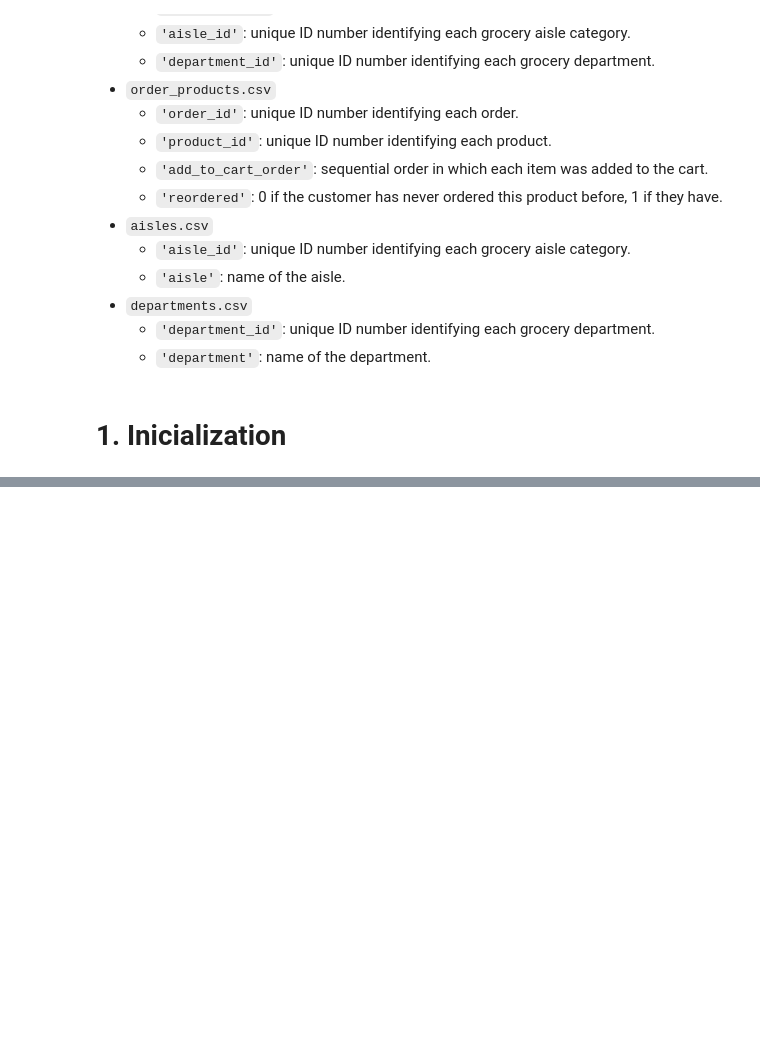
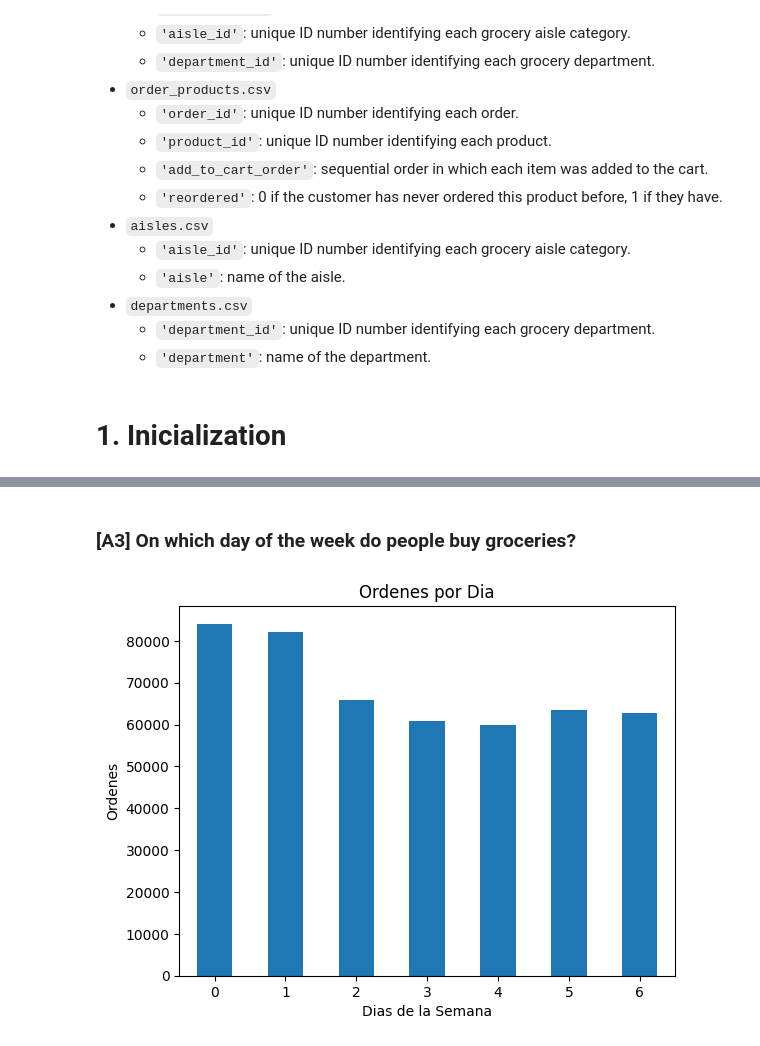
Before and after one commit to alangudi417/online-groceries-customer-behavior, a Jupyter notebook: notebooks/online_groceries.ipynb, the cells around one changed output, grey strips where cells are left out. Cells and saved outputs as stored; diff of their text form; code cells hidden in the pictures; blank space fills up the shorter version.

```diff
--- a/notebooks/online_groceries.ipynb
+++ b/notebooks/online_groceries.ipynb
@@ -130,0 +538,19 @@ print('number of duplicate values in column "order_id": ', df_instacart_orders['
+# %% [markdown]
+### [A3] On which day of the week do people buy groceries?
+# %%
+orders_per_day = df_instacart_orders_clean.groupby('order_dow')['order_id'].count()
+orders_per_day = orders_per_day.sort_index()
+
+orders_per_day.plot(
+    title= "Ordenes por Dia",
+    kind= 'bar',
+    x= 'order_dow',
+    y= 'order_id',
+    xlabel= 'Dias de la Semana',
+    ylabel= 'Ordenes',
+    rot= 0
+)
+
+plt.show()
+# %% [output]
+[figure, added]
```
Also changed, not shown: parts of 96 cells of this notebook, 1 other file.
